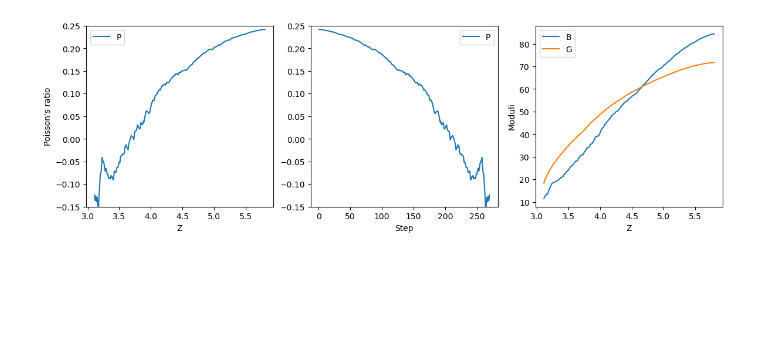
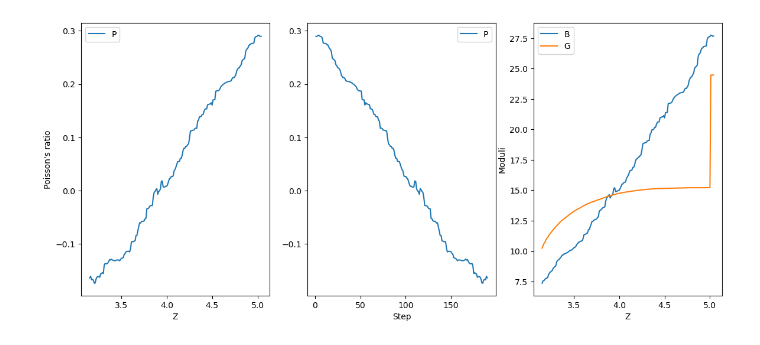
Before and after one commit to Shteingolts/auxetic_optimizer, a Jupyter notebook: test.ipynb, the cells around one changed output. Drawn from its saved outputs; the diff is of its cells as text; code cells hidden in the pictures; blank space fills up the shorter version.

```diff
--- a/test.ipynb
+++ b/test.ipynb
@@ -6,7 +6,7 @@ import matplotlib.pyplot as plt
 import convert
 import os
 
-opt_dir = "/home/sergey/work/auxetic_optimizer/pos_test"
+opt_dir = "/home/sergey/work/auxetic_optimizer/newest_try"
 # %%
 opt_history = main.load_optimization_log(os.path.join(opt_dir, "optimization_log.pkl"))
 # %%
@@ -16,25 +16,25 @@ Gs = [step.dG.shear_modulus for step in opt_history]
 Ps = [step.dG.p_ratio for step in opt_history]
 Zs = [step.network.coordination_number for step in opt_history]
 # %%
-fig, axs = plt.subplots(nrows=1, ncols=3, figsize=(14, 4))
+fig, axs = plt.subplots(nrows=1, ncols=3, figsize=(14, 6))
 # P ratio graph
 axs[0].plot(Zs, Ps, label='P')
 axs[0].set_ylabel("Poisson's ratio")
 axs[0].set_xlabel("Z")
-axs[0].set_ylim(-0.15, 0.25)
+# axs[0].set_ylim(-0.15, 0.25)
 axs[0].legend()
 # P ratio graph
 axs[1].plot(steps, Ps, label='P')
 axs[1].set_xlabel("Step")
-axs[1].set_ylim(-0.15, 0.25)
+# axs[1].set_ylim(-0.15, 0.25)
 axs[1].legend()
 # Moduli graph
 axs[2].plot(Zs, Bs, label='B')
 axs[2].plot(Zs, Gs, label='G')
 axs[2].set_ylabel("Moduli")
 axs[2].set_xlabel("Z")
 axs[2].legend()
 
 plt.show()
 # %% [output]
-[figure, old version]
+[figure, new version]
```
Also changed, not shown: parts of 1 cell of this notebook, 5 other files.
